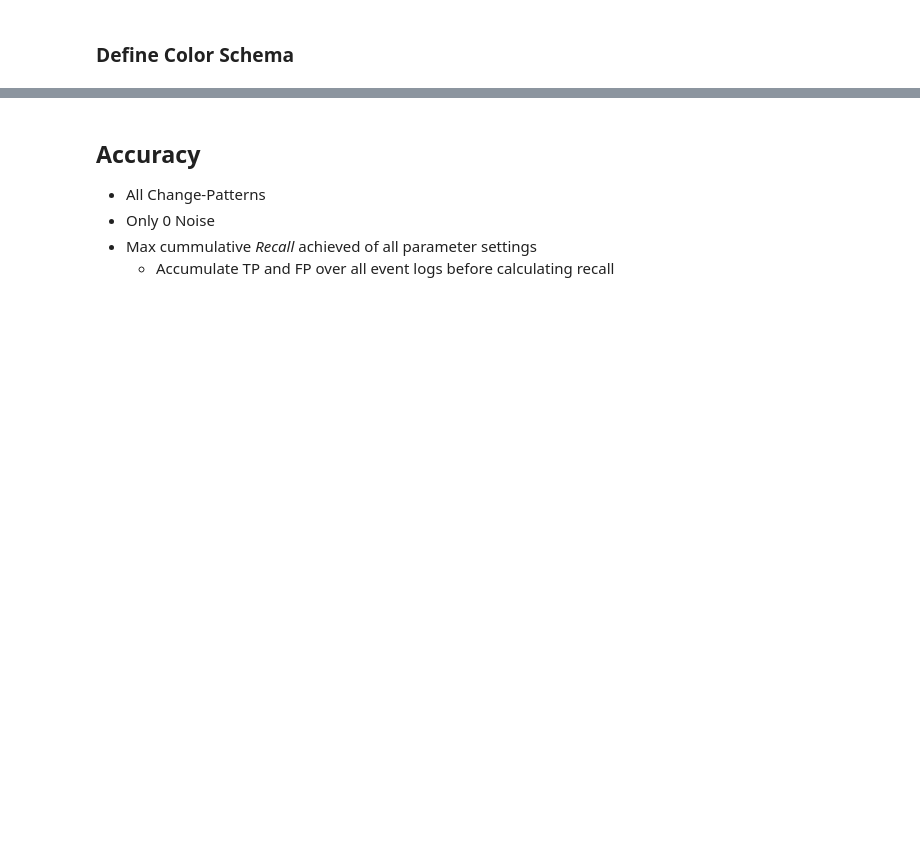
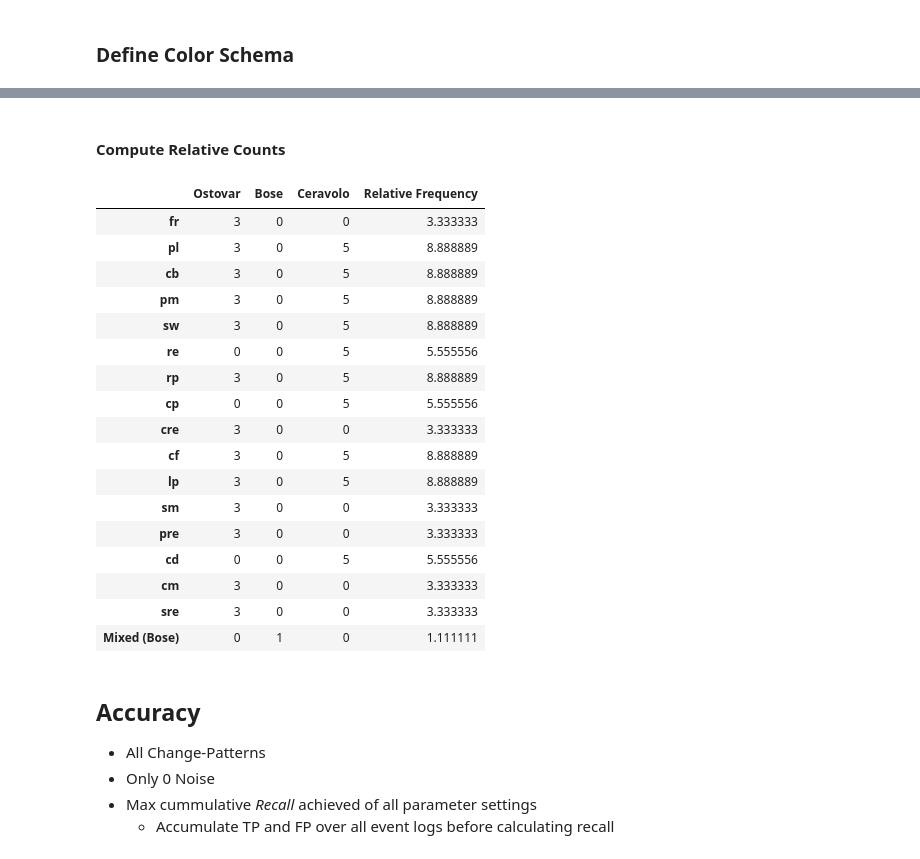
Before and after one commit to cpitsch/cdrift-evaluation, a Jupyter notebook: evaluate_results.ipynb, the cells around one changed output, grey strips where cells are left out. Cells and saved outputs as stored; diff of their text form; code cells hidden in the pictures; blank space fills up the shorter version.

Commit message:
Add change pattern distribution calculation

```diff
--- a/evaluate_results.ipynb
+++ b/evaluate_results.ipynb
@@ -227,0 +231,17 @@ color_map = {ALPHA_SORT_NAMES[i]:colors[i] for i in range(0,len(ALPHA_SORT_NAMES
+# %%
+print(df["Change Pattern"].unique()) # None means Bose
+
+cp_count_results = { cp: dict() for cp in df["Change Pattern"].unique() if cp is not None } # Bose gets lost because it maps to none
+
+for name, group in df[["Log Source", "Log", "Change Pattern"]].drop_duplicates(inplace=False).groupby("Log Source"): # Only consider each logpath once (not once for each algorithm application)
+    series = group["Change Pattern"].value_counts().to_dict()
+    for cp, count in series.items():
+        cp_count_results[cp][name] = count
+
+for key in cp_count_results.keys():
+    cp_count_results[key]["Bose"] = 0
+cp_count_results["Mixed (Bose)"] = {"Ostovar": 0, "Ceravolo": 0, "Bose": 1}
+
+
+cp_counts = pd.DataFrame(cp_count_results).fillna(0).astype(int)
+cp_counts
@@ -228,3 +255,29 @@ color_map = {ALPHA_SORT_NAMES[i]:colors[i] for i in range(0,len(ALPHA_SORT_NAMES
+# %% [markdown]
+#### Compute Relative Counts
+# %%
+cp_counts_tr = cp_counts.transpose()
+total_logs = cp_counts.to_numpy().sum()
+cp_counts_tr["Relative Frequency"] = cp_counts_tr.apply(lambda row: row.sum() / total_logs * 100, axis=1)
+cp_counts_tr
+# %% [output]
+|  | Ostovar | Bose | Ceravolo | Relative Frequency |
+| fr | 3 | 0 | 0 | 3.333333 |
+| pl | 3 | 0 | 5 | 8.888889 |
+| cb | 3 | 0 | 5 | 8.888889 |
+| pm | 3 | 0 | 5 | 8.888889 |
+| sw | 3 | 0 | 5 | 8.888889 |
+| re | 0 | 0 | 5 | 5.555556 |
+| rp | 3 | 0 | 5 | 8.888889 |
+| cp | 0 | 0 | 5 | 5.555556 |
+| cre | 3 | 0 | 0 | 3.333333 |
+| cf | 3 | 0 | 5 | 8.888889 |
+| lp | 3 | 0 | 5 | 8.888889 |
+| sm | 3 | 0 | 0 | 3.333333 |
+| pre | 3 | 0 | 0 | 3.333333 |
+| cd | 0 | 0 | 5 | 5.555556 |
+| cm | 3 | 0 | 0 | 3.333333 |
+| sre | 3 | 0 | 0 | 3.333333 |
+| Mixed (Bose) | 0 | 1 | 0 | 1.111111 |
 # %% [markdown]
 ## Accuracy
 - All Change-Patterns
```
Also changed, not shown: parts of 3 cells of this notebook.
